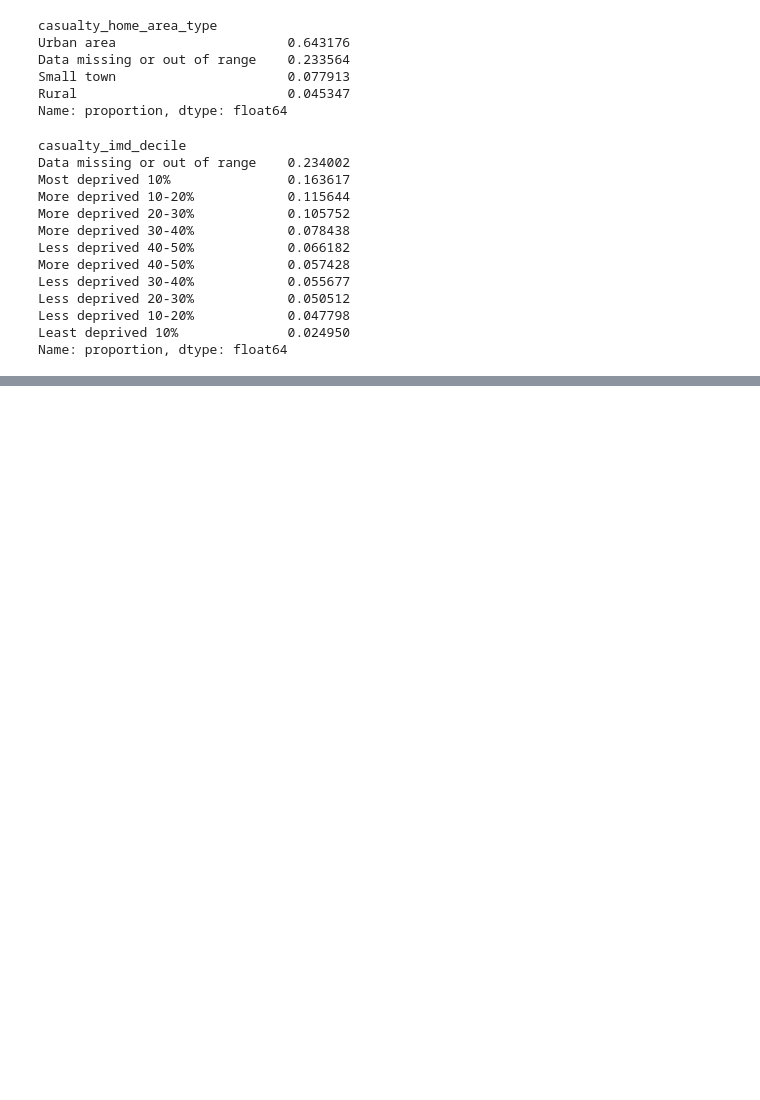
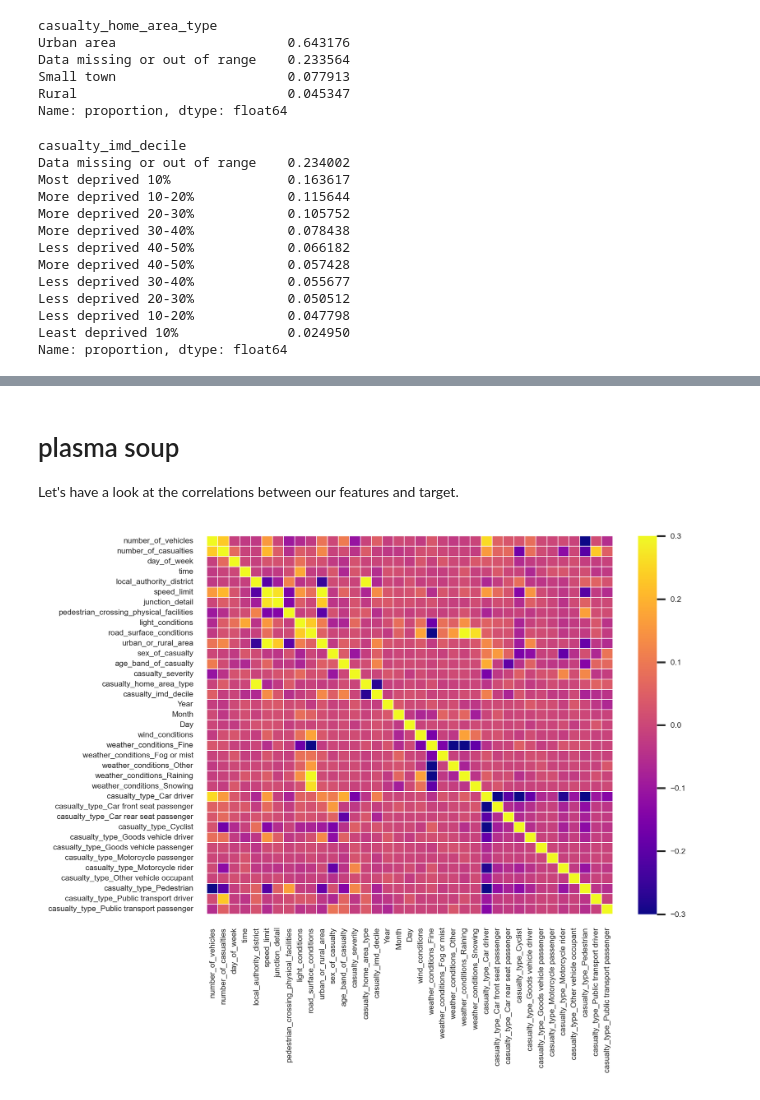
Before and after one commit to EJCassella/DfT_data_project, a Jupyter notebook: 04 - DfT data feature engineering.ipynb, the cells around one changed output, grey strips where cells are left out. Drawn from its saved outputs; the diff is of its cells as text; code cells hidden in the pictures; blank space fills up the shorter version.

```diff
--- a/04 - DfT data feature engineering.ipynb
+++ b/04 - DfT data feature engineering.ipynb
@@ -340,0 +421,14 @@ train = pd.get_dummies(train, columns=categorical_feats, drop_first=True)
+# %%
+sex_bool = {'Male': 0, 'Female': 1}
+urban_rural_bool = {'Urban': 0, 'Rural': 1}
+junc_detail_bool = {'At a junction': 0, 'Not at junction or within 20 metres': 1}
+crossing_fac_bool = {'No physical crossing facilities within 50 metres': 0, 'Physical crossing facilities within 50 metres': 1}
+cas_home_type_bool = {'Urban area': 0, 'Rural': 1}
+
+
+train.casualty_home_area_type.replace(cas_home_type_bool, inplace=True)
+train.pedestrian_crossing_physical_facilities.replace(crossing_fac_bool, inplace=True)
+train.junction_detail.replace(junc_detail_bool, inplace=True)
+train.sex_of_casualty.replace(sex_bool, inplace=True)
+train.urban_or_rural_area.replace(urban_rural_bool, inplace=True)
+train.wind_conditions = pd.to_numeric(train.wind_conditions)
@@ -340,0 +444,15 @@ train = pd.get_dummies(train, columns=categorical_feats, drop_first=True)
+# %%
+day_of_week_ordinal = {'Monday': 0, 'Tuesday': 1, 'Wednesday': 2, 'Thursday': 3, 'Friday': 4, 'Saturday': 5, 'Sunday': 7}
+imd_ordinal = {'Most deprived 10%': 0, 'More deprived 10-20%': 1, 'More deprived 20-30%': 2, 'More deprived 30-40%': 3, 'More deprived 40-50%': 4, 'Less deprived 40-50%': 5, 'Less deprived 30-40%': 6, 'Less deprived 20-30%': 7, 'Less deprived 10-20%': 8, 'Least deprived 10%': 9}
+age_ordinal = {'0 - 5': 0, '6 - 10': 1, '11 - 15': 2, '16 - 20': 3, '21 - 25': 4, '26 - 35': 5, '36 - 45': 6, '46 - 55': 7, '56 - 65': 8, '66 - 75': 9, 'Over 75': 10}
+light_ordinal = {'Daylight': 0, 'Darkness - lights lit': 1, 'Darkness': 2}
+road_conds_ordinal = {'Fine': 0, 'Wet or damp': 1, 'Freezing': 2}
+local_auth_ordinal = {'Sheffield': 3, 'Doncaster': 2, 'Rotherham': 1, 'Barnsley': 0}
+
+
+train.day_of_week.replace(day_of_week_ordinal, inplace=True)
+train.casualty_imd_decile.replace(imd_ordinal, inplace=True)
+train.age_band_of_casualty.replace(age_ordinal, inplace=True)
+train.light_conditions.replace(light_ordinal, inplace=True)
+train.road_surface_conditions.replace(road_conds_ordinal, inplace=True)
+train.local_authority_district.replace(local_auth_ordinal, inplace=True)
@@ -340,0 +470,5 @@ train = pd.get_dummies(train, columns=categorical_feats, drop_first=True)
+# %%
+to_OHE_cols = train.select_dtypes(include='object').columns.to_list()
+target_var = 'casualty_severity'
+to_OHE_cols.remove(target_var)
+train = pd.get_dummies(train, columns=to_OHE_cols)
@@ -340,0 +482,3 @@ train = pd.get_dummies(train, columns=categorical_feats, drop_first=True)
+# %%
+severity_dict = {'Slight': 0, 'Serious': 1, 'Fatal': 1}
+train.casualty_severity.replace(severity_dict, inplace=True)
@@ -340,0 +512,12 @@ train = pd.get_dummies(train, columns=categorical_feats, drop_first=True)
+# %% [markdown]
+# plasma soup
+
+Let's have a look at the correlations between our features and target.
+# %%
+corr = train.corr()
+sns.set(font_scale=0.5)
+fig, ax = plt.subplots(dpi=300)
+sns.heatmap(corr, cmap='plasma', linewidths=0.1, vmin=-0.3, vmax=0.3)
+plt.show()
+# %% [output]
+[figure, added]
```
Also changed, not shown: parts of 56 cells of this notebook, 3 other files.
